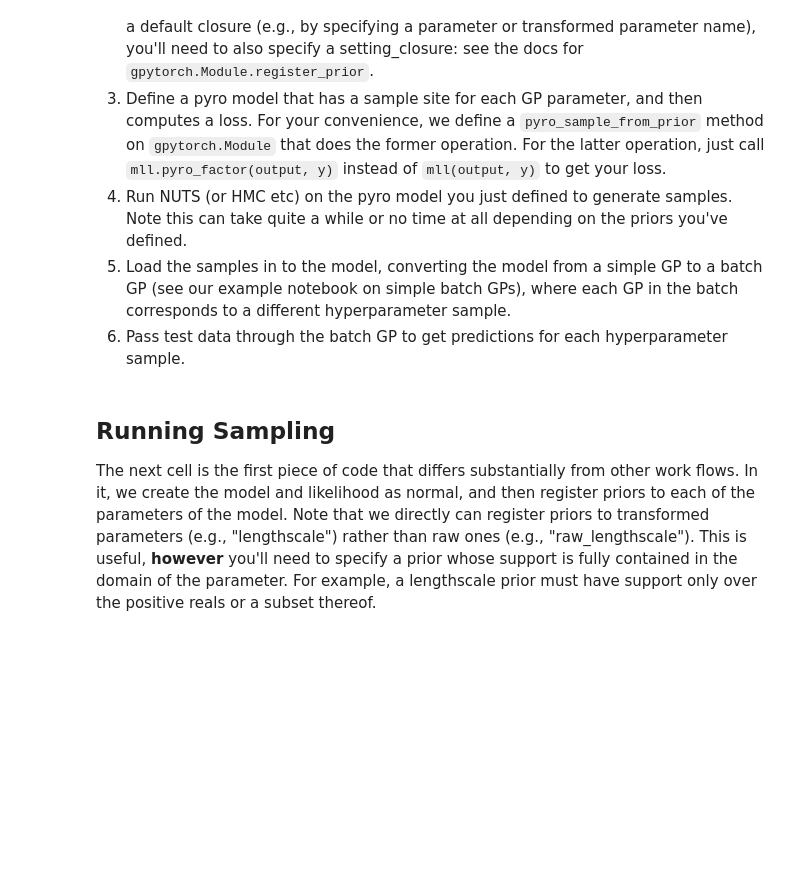
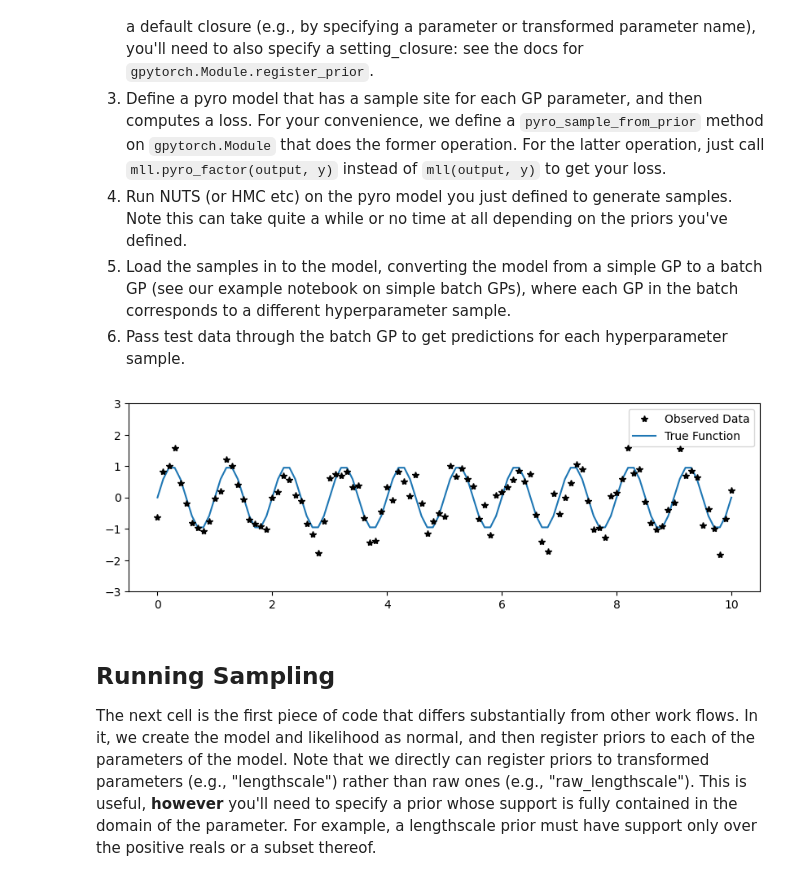
Before and after one commit to twilkening/ae8803, a Jupyter notebook: Final_Project/0_GPyTorch_Fully_Bayesian_example.ipynb, the cells around one changed output. Cells and saved outputs as stored; diff of their text form; code cells hidden in the pictures; blank space fills up the shorter version.

```diff
--- a/Final_Project/0_GPyTorch_Fully_Bayesian_example.ipynb
+++ b/Final_Project/0_GPyTorch_Fully_Bayesian_example.ipynb
@@ -20,9 +22,25 @@ from pyro.infer.mcmc import NUTS, MCMC
 from matplotlib import pyplot as plt
 # %%
-# Training data is 11 points in [0,1] inclusive regularly spaced
-train_x = torch.linspace(0, 1, 6,dtype=torch.double)
+# Training data is 101 points in [0,10] inclusive regularly spaced
+train_x = torch.linspace(0, 10, 101)
 # True function is sin(2*pi*x) with Gaussian noise
-train_y = torch.sin(train_x * (2 * math.pi)) + torch.randn(train_x.size()) * 0.2
+train_y = torch.sin(train_x * (2 * math.pi)) + torch.randn(train_x.size()) * 0.4
+true_y = torch.sin(train_x * (2 * math.pi))
+# %%
+with torch.no_grad():
+    # Initialize plot
+    f, ax = plt.subplots(1, 1, figsize=(10, 3))
+
+    # Plot training data as black stars
+    ax.plot(train_x.numpy(), train_y.numpy(), 'k*', zorder=10)
+    ax.plot(train_x.numpy(), true_y.numpy())
+
+    # Shade between the lower and upper confidence bounds
+    # ax.fill_between(test_x.numpy(), lower.numpy(), upper.numpy(), alpha=0.5)
+    ax.set_ylim([-3, 3])
+    ax.legend(['Observed Data','True Function'])
+# %% [output]
+[figure, added]
 # %%
 # We will use the simplest form of GP model, exact inference
 class ExactGPModel(gpytorch.models.ExactGP):
```
Also changed, not shown: parts of 6 cells of this notebook, 2 other files.
